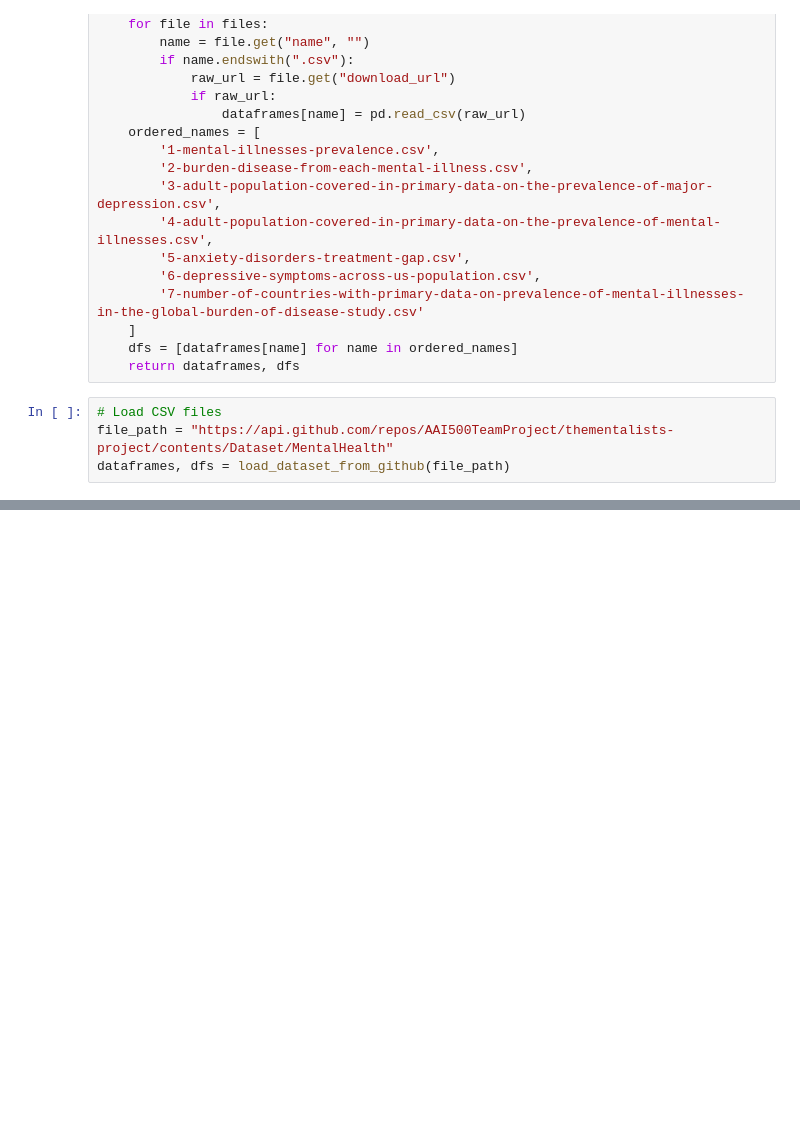
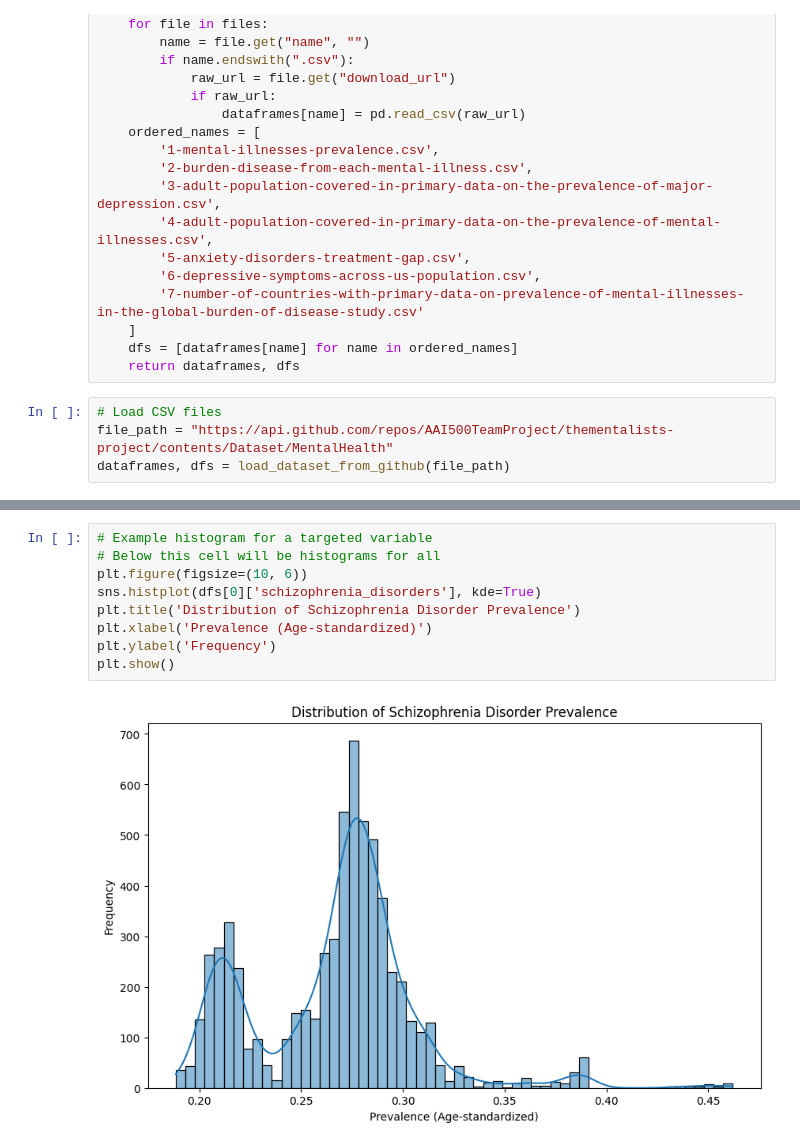
Before and after one commit to Triple-A-AAI520/AAI-520_Group3_Final_Project, a Jupyter notebook: JupyterNotebook/thementalists.ipynb, the cells around one changed output, grey strips where cells are left out. Cells and saved outputs as stored; diff of their text form; blank space fills up the shorter version.

Commit message:
KAN_45 Add some code to identify relationships and plot the histograms and also added pair plots

```diff
--- a/JupyterNotebook/thementalists.ipynb
+++ b/JupyterNotebook/thementalists.ipynb
@@ -171,0 +331,11 @@ for df in dfs:
+# %%
+# Example histogram for a targeted variable
+# Below this cell will be histograms for all
+plt.figure(figsize=(10, 6))
+sns.histplot(dfs[0]['schizophrenia_disorders'], kde=True)
+plt.title('Distribution of Schizophrenia Disorder Prevalence')
+plt.xlabel('Prevalence (Age-standardized)')
+plt.ylabel('Frequency')
+plt.show()
+# %% [output]
+[figure, added]
```
Also changed, not shown: parts of 6 cells of this notebook.
